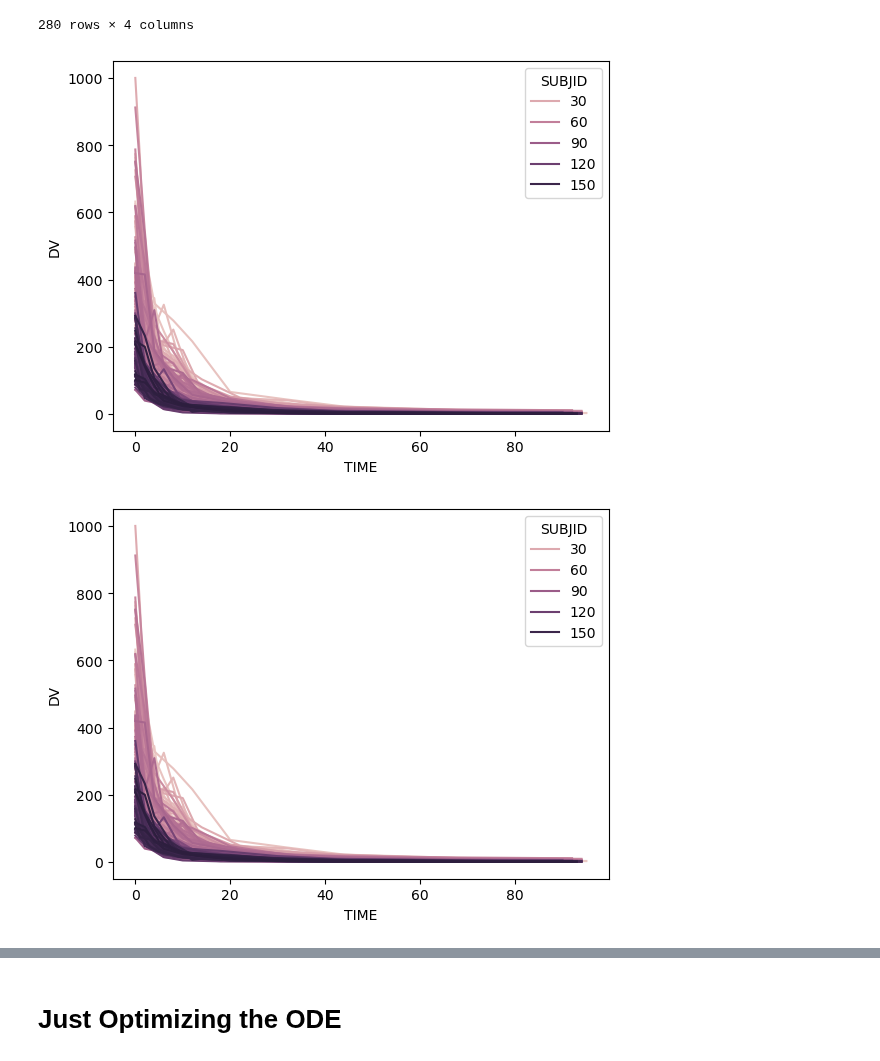
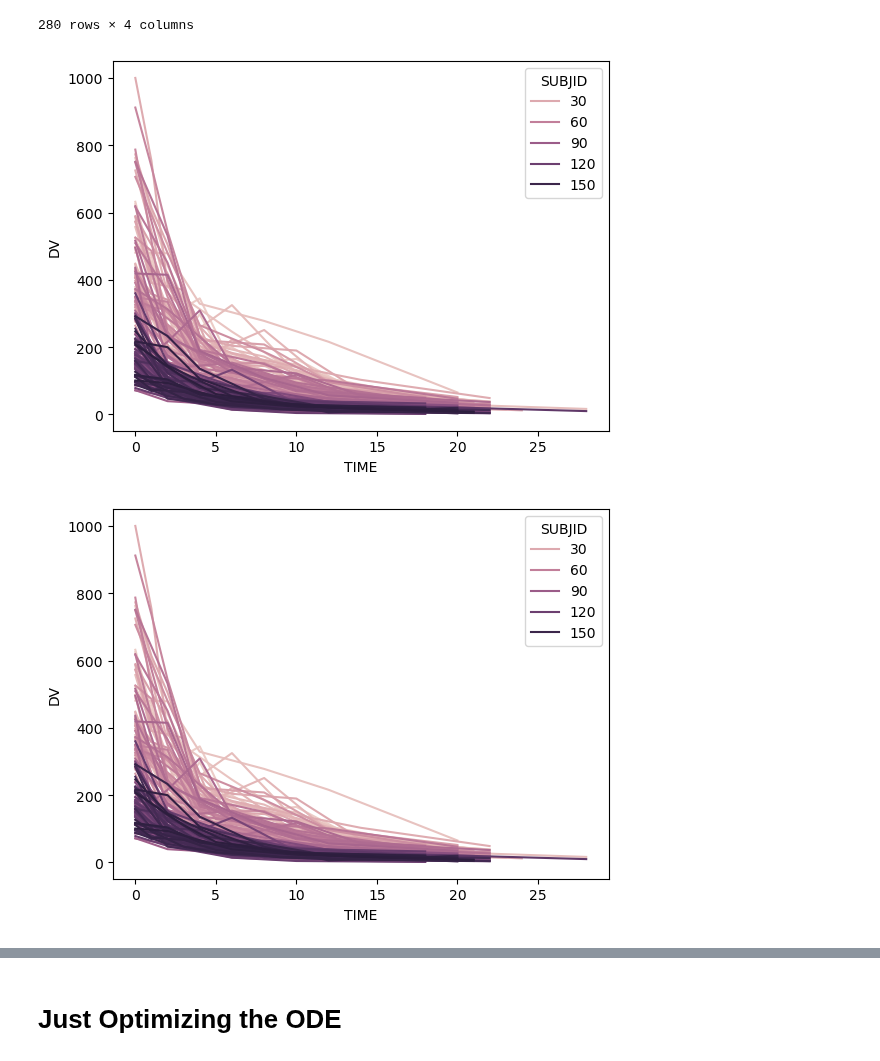
Before and after one commit to kelleyjbrady/NiceODE, a Jupyter notebook: t_0atDV_max_ode_solver_r.ipynb, the cells around one changed output, grey strips where cells are left out. Drawn from its saved outputs; the diff is of its cells as text; code cells hidden in the pictures.

```diff
--- a/t_0atDV_max_ode_solver_r.ipynb
+++ b/t_0atDV_max_ode_solver_r.ipynb
@@ -54,19 +54,26 @@ opt_df = opt_df.loc[opt_df['DAY'] == 1, :]
 
 #Within day 1 data, per subject identify the max concentration
 #Drop time points occuring before the max, and set the time at that max conc to t=0
-dfs = []
-for c in opt_df['SUBJID'].drop_duplicates():
-    work_df = opt_df.loc[opt_df['SUBJID'] == c, :].reset_index(drop = True)
-    max_idx = work_df.loc[work_df['DV'] == work_df['DV'].max(), :].index[0]
-    work_df = work_df.iloc[max_idx:, :]
-    work_df['TIME'] = work_df['TIME'] - work_df['TIME'].min()
-    dfs.append(work_df.copy())
-work_df = pd.concat(dfs)
+remove_abs = True
+
+if remove_abs:
+    dfs = []
+    for c in opt_df['SUBJID'].drop_duplicates():
+        work_df = opt_df.loc[opt_df['SUBJID'] == c, :].reset_index(drop = True)
+        max_idx = work_df.loc[work_df['DV'] == work_df['DV'].max(), :].index[0]
+        work_df = work_df.iloc[max_idx:, :]
+        work_df['TIME'] = work_df['TIME'] - work_df['TIME'].min()
+        dfs.append(work_df.copy())
+    work_df = pd.concat(dfs)
+else:
+    work_df = opt_df.copy()
+# %%
+work_df = work_df.loc[work_df['TIME'] < 30, :].copy()
 # %%
 #plot the prepared data
 plot_subject_levels(work_df)
 # %% [output]
-[figure, old version]
+[figure, new version]
 # %%
 import numpy as np
 from scipy.optimize import minimize
@@ -77,16 +84,16 @@ from utils import optimize_with_checkpoint_joblib
 # %%
 from sklearn.preprocessing import RobustScaler
 scale_df = work_df.copy()
 #scale_df[['DV']] = RobustScaler().fit_transform(scale_df[['DV']])
 mgkg_scaler = RobustScaler()
 age_scaler = RobustScaler()
 wt_scaler = RobustScaler()
 
-scale_df['MGKG'] = (scale_df['DOSR'] / scale_df['WT'])
+scale_df['MGKG'] = (scale_df['DOSR'] / scale_df['WT']) * 1000
 scale_df['WT_scale'] = wt_scaler.fit_transform(scale_df[['WT']])
 scale_df['MGKG_scale'] = mgkg_scaler.fit_transform(scale_df[['MGKG']])
 scale_df['AGE_scale'] = age_scaler.fit_transform(scale_df[['AGE']])
-scale_df['DOSR'] = scale_df['DOSR'] / 100
+#scale_df['DOSR'] = scale_df['DOSR'] / 100
 plot_subject_levels(scale_df)
 # %% [output]
-[figure, old version]
+[figure, new version]
```
Also changed, not shown: parts of 18 cells of this notebook, 2 other files.
